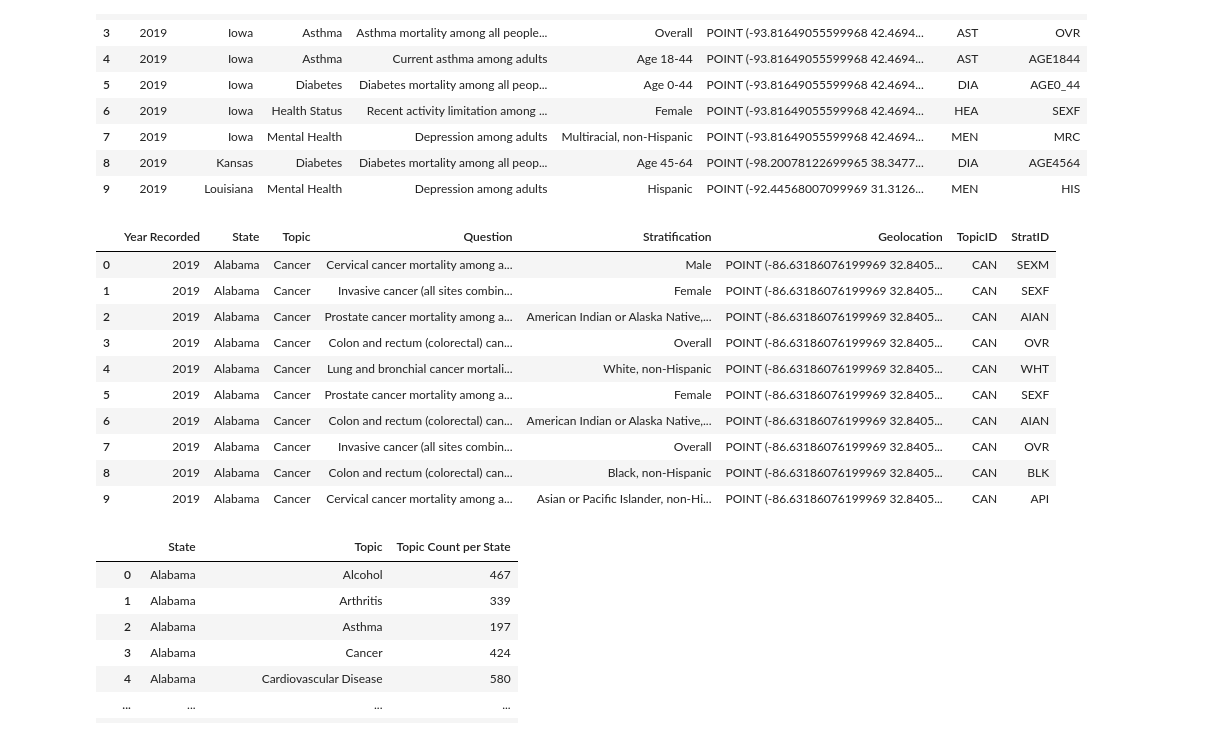
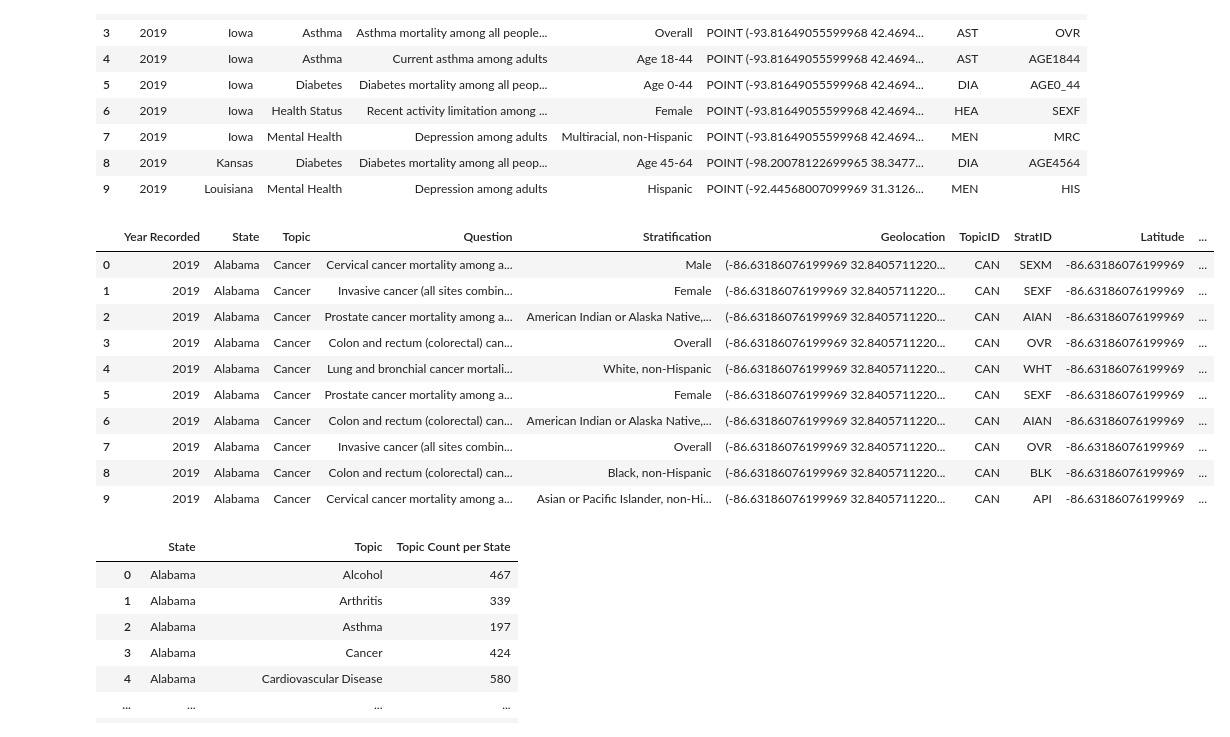
Before and after one commit to DWallace740/project3team11, a Jupyter notebook: Individual Notebooks/Avery_Javier_analysis_notebook.ipynb, the cells around one changed output. Cells and saved outputs as stored; diff of their text form; code cells hidden in the pictures.

Commit message:
finish cleaning data and add clean csv

```diff
--- a/Individual Notebooks/Avery_Javier_analysis_notebook.ipynb
+++ b/Individual Notebooks/Avery_Javier_analysis_notebook.ipynb
@@ -48,23 +48,29 @@ dropped_df.head(10)
 # %%
 # Rename columns for better readability
 renamed_df = dropped_df.rename(columns = {"YearEnd": "Year Recorded", "LocationDesc": "State",
                                           "Stratification1": "Stratification", "StratificationID1": "StratID"})
 # Sort the df by year oldest to newest and by state in alphabetical order
-renamed_df = renamed_df.sort_values(by=["Year Recorded", "State"], ascending=[True, True])
-renamed_df.reset_index(drop=True, inplace=True)
+cleaned_df = renamed_df.sort_values(by=["Year Recorded", "State"], ascending=[True, True])
+cleaned_df.reset_index(drop=True, inplace=True)
 
-renamed_df.head(10)
+# Remove the word POINT from the Geolocation column so it just has latitude and longitude coordinates
+cleaned_df["Geolocation"] = cleaned_df["Geolocation"].str.replace("POINT", "", regex=False)
+
+# Split the Latitude and Longitude coordinates into two columns
+cleaned_df[['Latitude', 'Longitude']] = cleaned_df['Geolocation'].str.extract(r'\(([^ ]+) ([^ ]+)\)')
+
+cleaned_df.head(10)
 # %% [output]
-|  | Year Recorded | State | Topic | Question | Stratification | Geolocation | TopicID | StratID |
-| 0 | 2019 | Alabama | Cancer | Cervical cancer mortality among a... | Male | POINT (-86.63186076199969 32.8405... | CAN | SEXM |
-| 1 | 2019 | Alabama | Cancer | Invasive cancer (all sites combin... | Female | POINT (-86.63186076199969 32.8405... | CAN | SEXF |
-| 2 | 2019 | Alabama | Cancer | Prostate cancer mortality among a... | American Indian or Alaska Native,... | POINT (-86.63186076199969 32.8405... | CAN | AIAN |
-| 3 | 2019 | Alabama | Cancer | Colon and rectum (colorectal) can... | Overall | POINT (-86.63186076199969 32.8405... | CAN | OVR |
-| 4 | 2019 | Alabama | Cancer | Lung and bronchial cancer mortali... | White, non-Hispanic | POINT (-86.63186076199969 32.8405... | CAN | WHT |
-| 5 | 2019 | Alabama | Cancer | Prostate cancer mortality among a... | Female | POINT (-86.63186076199969 32.8405... | CAN | SEXF |
-| 6 | 2019 | Alabama | Cancer | Colon and rectum (colorectal) can... | American Indian or Alaska Native,... | POINT (-86.63186076199969 32.8405... | CAN | AIAN |
-| 7 | 2019 | Alabama | Cancer | Invasive cancer (all sites combin... | Overall | POINT (-86.63186076199969 32.8405... | CAN | OVR |
-| 8 | 2019 | Alabama | Cancer | Colon and rectum (colorectal) can... | Black, non-Hispanic | POINT (-86.63186076199969 32.8405... | CAN | BLK |
-| 9 | 2019 | Alabama | Cancer | Cervical cancer mortality among a... | Asian or Pacific Islander, non-Hi... | POINT (-86.63186076199969 32.8405... | CAN | API |
+|  | Year Recorded | State | Topic | Question | Stratification | Geolocation | TopicID | StratID | Latitude | ... |
+| 0 | 2019 | Alabama | Cancer | Cervical cancer mortality among a... | Male | (-86.63186076199969 32.8405711220... | CAN | SEXM | -86.63186076199969 | ... |
+| 1 | 2019 | Alabama | Cancer | Invasive cancer (all sites combin... | Female | (-86.63186076199969 32.8405711220... | CAN | SEXF | -86.63186076199969 | ... |
+| 2 | 2019 | Alabama | Cancer | Prostate cancer mortality among a... | American Indian or Alaska Native,... | (-86.63186076199969 32.8405711220... | CAN | AIAN | -86.63186076199969 | ... |
+| 3 | 2019 | Alabama | Cancer | Colon and rectum (colorectal) can... | Overall | (-86.63186076199969 32.8405711220... | CAN | OVR | -86.63186076199969 | ... |
+| 4 | 2019 | Alabama | Cancer | Lung and bronchial cancer mortali... | White, non-Hispanic | (-86.63186076199969 32.8405711220... | CAN | WHT | -86.63186076199969 | ... |
+| 5 | 2019 | Alabama | Cancer | Prostate cancer mortality among a... | Female | (-86.63186076199969 32.8405711220... | CAN | SEXF | -86.63186076199969 | ... |
+| 6 | 2019 | Alabama | Cancer | Colon and rectum (colorectal) can... | American Indian or Alaska Native,... | (-86.63186076199969 32.8405711220... | CAN | AIAN | -86.63186076199969 | ... |
+| 7 | 2019 | Alabama | Cancer | Invasive cancer (all sites combin... | Overall | (-86.63186076199969 32.8405711220... | CAN | OVR | -86.63186076199969 | ... |
+| 8 | 2019 | Alabama | Cancer | Colon and rectum (colorectal) can... | Black, non-Hispanic | (-86.63186076199969 32.8405711220... | CAN | BLK | -86.63186076199969 | ... |
+| 9 | 2019 | Alabama | Cancer | Cervical cancer mortality among a... | Asian or Pacific Islander, non-Hi... | (-86.63186076199969 32.8405711220... | CAN | API | -86.63186076199969 | ... |
 # %%
 # Filter data by year, state and Topic
```
Also changed, not shown: parts of 3 cells of this notebook, 1 other file.
